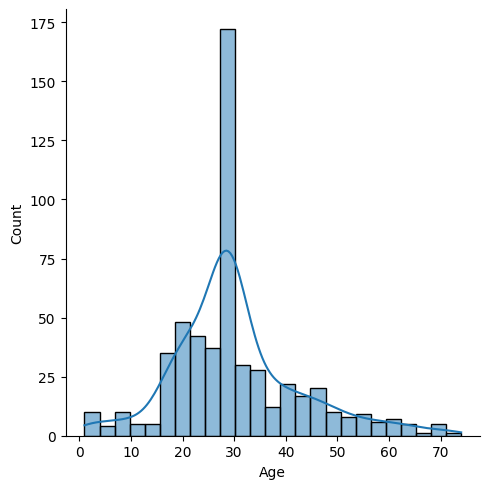
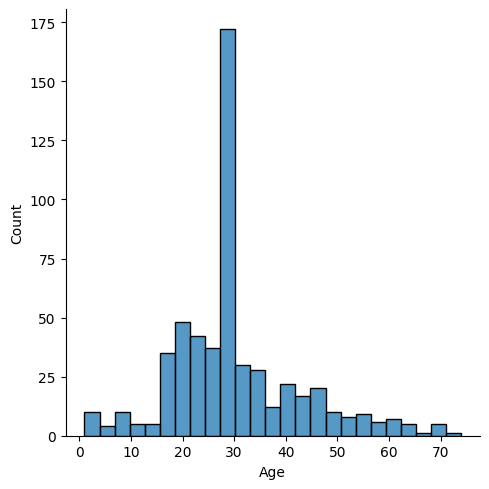
Code edit (unified diff) that turned the first committed figure into the second:
--- before
+++ after
@@ -1,2 +1,2 @@
-sns.displot(train['Age'][train['Survived']==0],kde=True)
-sns.displot(train['Age'][train['Survived']==1],kde=True)
+sns.displot(train['Age'][train['Survived']==0])
+sns.displot(train['Age'][train['Survived']==1])

Commit: feat:new edits